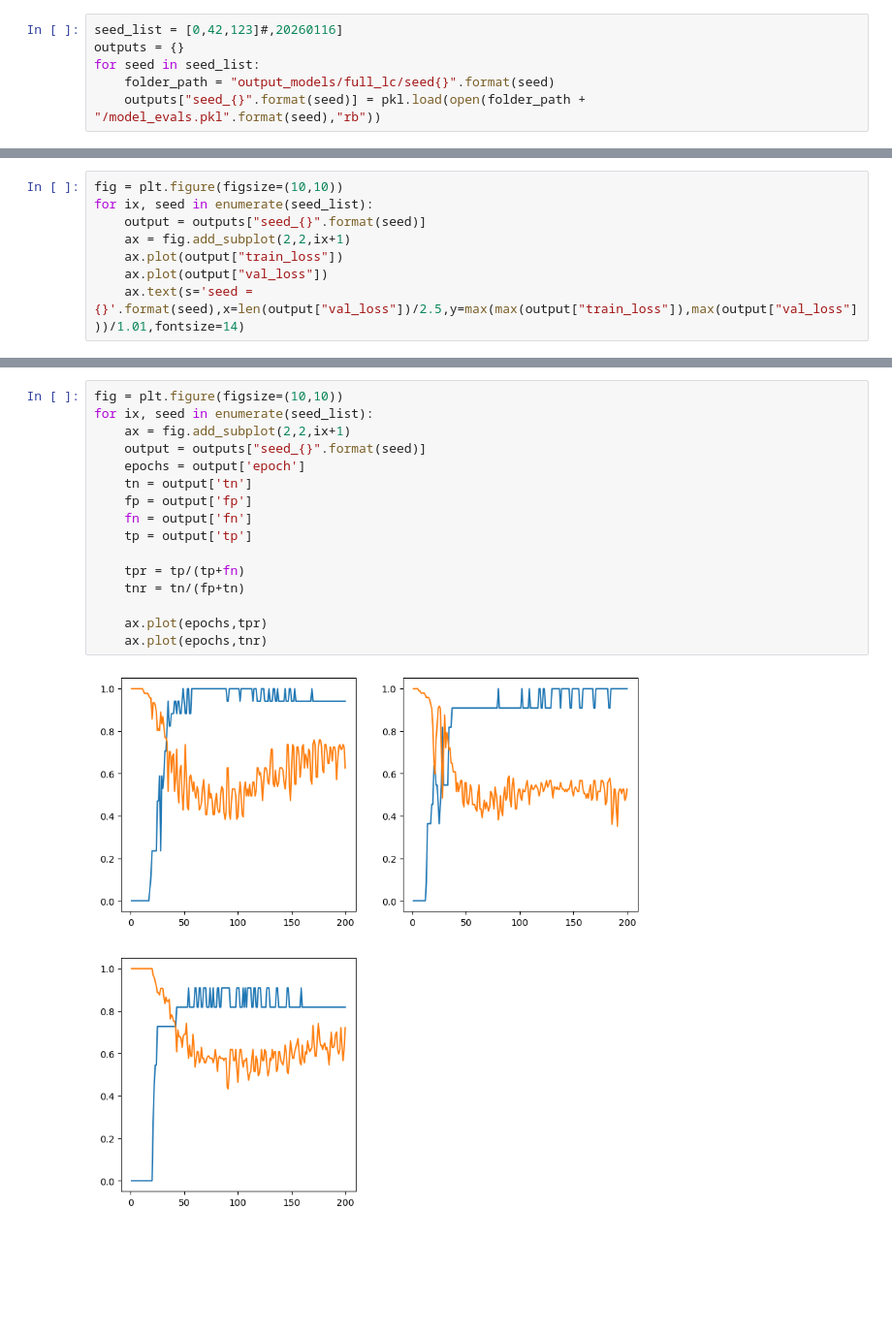
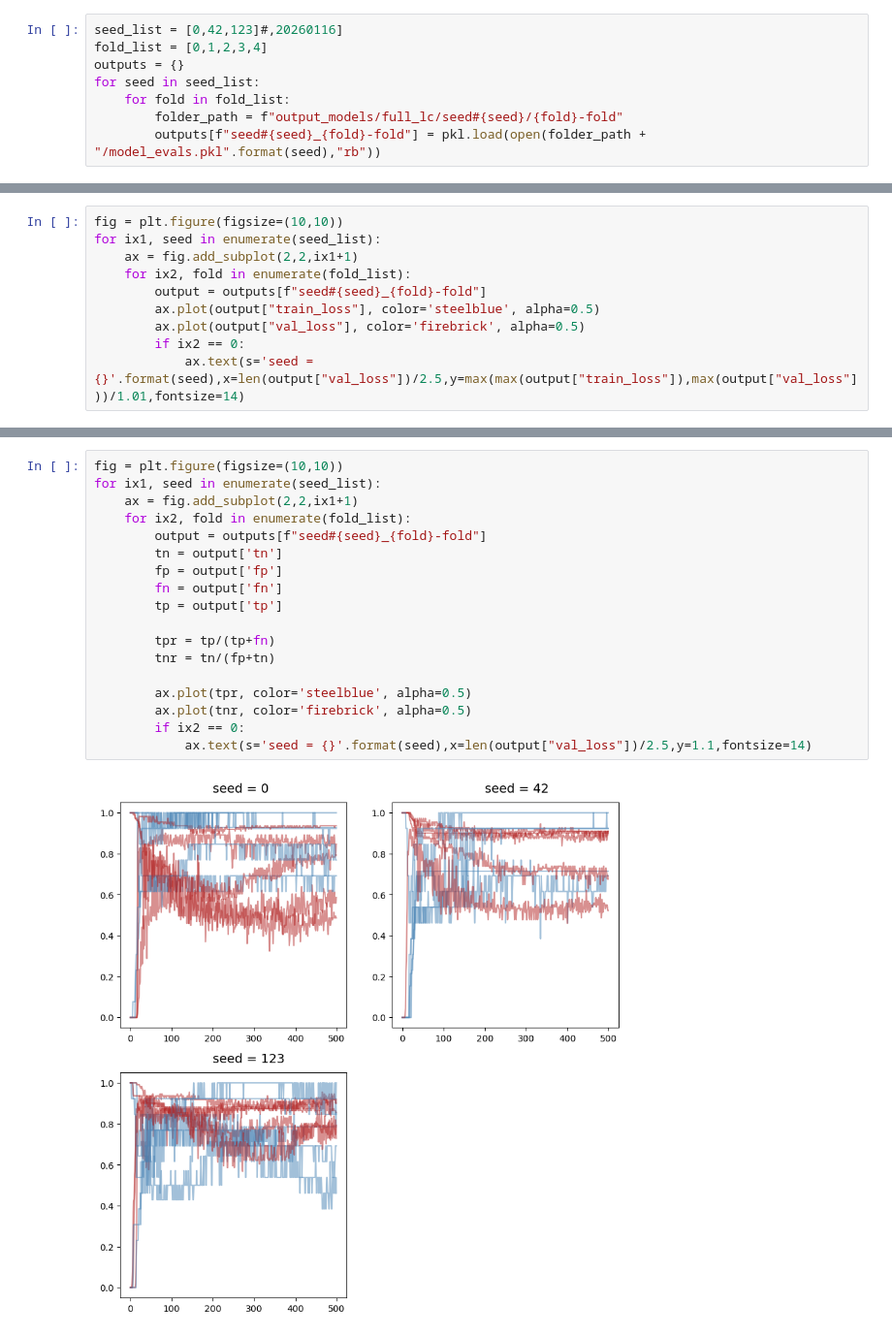
Before and after one commit to itaisfaradi/LSTransient_classifier, a Jupyter notebook: post_processing.ipynb, the cells around one changed output, grey strips where cells are left out. Shown at 97% size. Saved outputs shown, nothing was run; the diff lists cells and outputs as text; blank space fills up the shorter version.

Commit message:
Update the post processing plots

```diff
--- a/post_processing.ipynb
+++ b/post_processing.ipynb
@@ -193,6 +7,8 @@ list_of_dicts
 # %%
 seed_list = [0,42,123]#,20260116]
+fold_list = [0,1,2,3,4]
 outputs = {}
 for seed in seed_list:
-    folder_path = "output_models/full_lc/seed{}".format(seed)
-    outputs["seed_{}".format(seed)] = pkl.load(open(folder_path + "/model_evals.pkl".format(seed),"rb"))
+    for fold in fold_list:
+        folder_path = f"output_models/full_lc/seed#{seed}/{fold}-fold"
+        outputs[f"seed#{seed}_{fold}-fold"] = pkl.load(open(folder_path + "/model_evals.pkl".format(seed),"rb"))
@@ -199,9 +17,11 @@ for seed in seed_list:
 # %%
 fig = plt.figure(figsize=(10,10))
-for ix, seed in enumerate(seed_list):
-    output = outputs["seed_{}".format(seed)]
-    ax = fig.add_subplot(2,2,ix+1)
-    ax.plot(output["train_loss"])
-    ax.plot(output["val_loss"])
-    ax.text(s='seed = {}'.format(seed),x=len(output["val_loss"])/2.5,y=max(max(output["train_loss"]),max(output["val_loss"]))/1.01,fontsize=14)
+for ix1, seed in enumerate(seed_list):
+    ax = fig.add_subplot(2,2,ix1+1)
+    for ix2, fold in enumerate(fold_list):
+        output = outputs[f"seed#{seed}_{fold}-fold"]
+        ax.plot(output["train_loss"], color='steelblue', alpha=0.5)
+        ax.plot(output["val_loss"], color='firebrick', alpha=0.5)
+        if ix2 == 0:
+            ax.text(s='seed = {}'.format(seed),x=len(output["val_loss"])/2.5,y=max(max(output["train_loss"]),max(output["val_loss"]))/1.01,fontsize=14)
 # %% [output]
@@ -209,18 +31,20 @@ for ix, seed in enumerate(seed_list):
 # %%
 fig = plt.figure(figsize=(10,10))
-for ix, seed in enumerate(seed_list):
-    ax = fig.add_subplot(2,2,ix+1)
-    output = outputs["seed_{}".format(seed)]
-    epochs = output['epoch']
-    tn = output['tn']
-    fp = output['fp']
-    fn = output['fn']
-    tp = output['tp']
+for ix1, seed in enumerate(seed_list):
+    ax = fig.add_subplot(2,2,ix1+1)
+    for ix2, fold in enumerate(fold_list):
+        output = outputs[f"seed#{seed}_{fold}-fold"]
+        tn = output['tn']
+        fp = output['fp']
+        fn = output['fn']
+        tp = output['tp']
 
-    tpr = tp/(tp+fn)
-    tnr = tn/(fp+tn)
+        tpr = tp/(tp+fn)
+        tnr = tn/(fp+tn)
 
-    ax.plot(epochs,tpr)
-    ax.plot(epochs,tnr)
+        ax.plot(tpr, color='steelblue', alpha=0.5)
+        ax.plot(tnr, color='firebrick', alpha=0.5)
+        if ix2 == 0:
+            ax.text(s='seed = {}'.format(seed),x=len(output["val_loss"])/2.5,y=1.1,fontsize=14)
 # %% [output]
-[figure, old version]
+[figure, new version]
```
Also changed, not shown: parts of 14 cells of this notebook, 1 other file.
